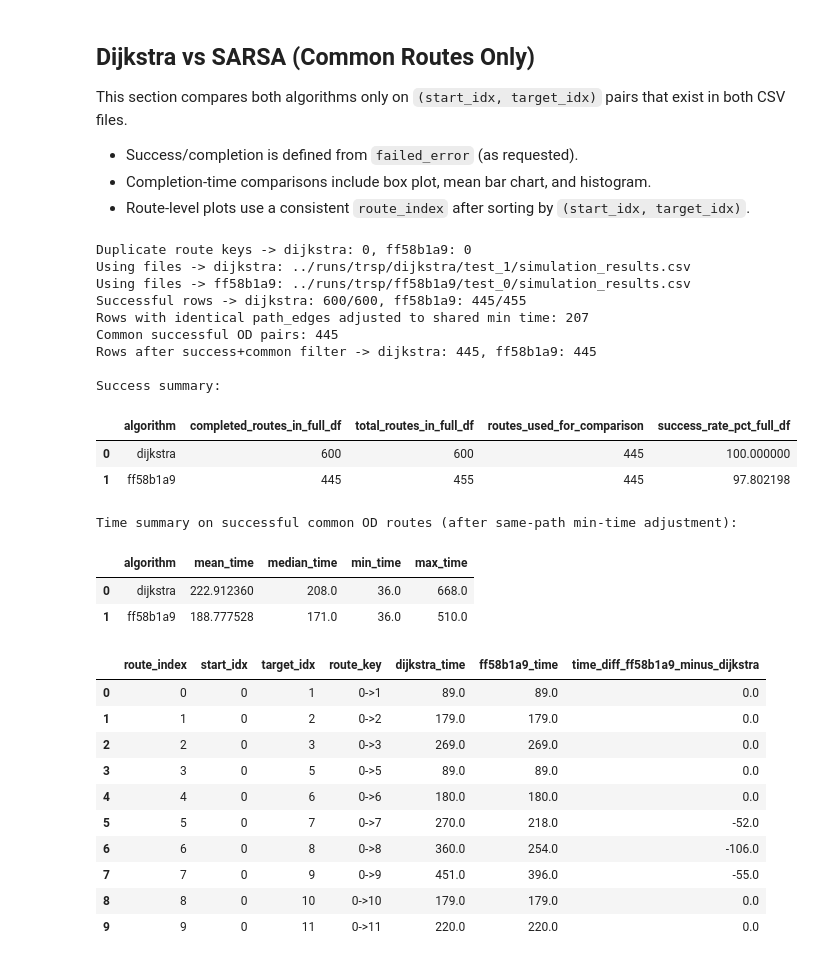
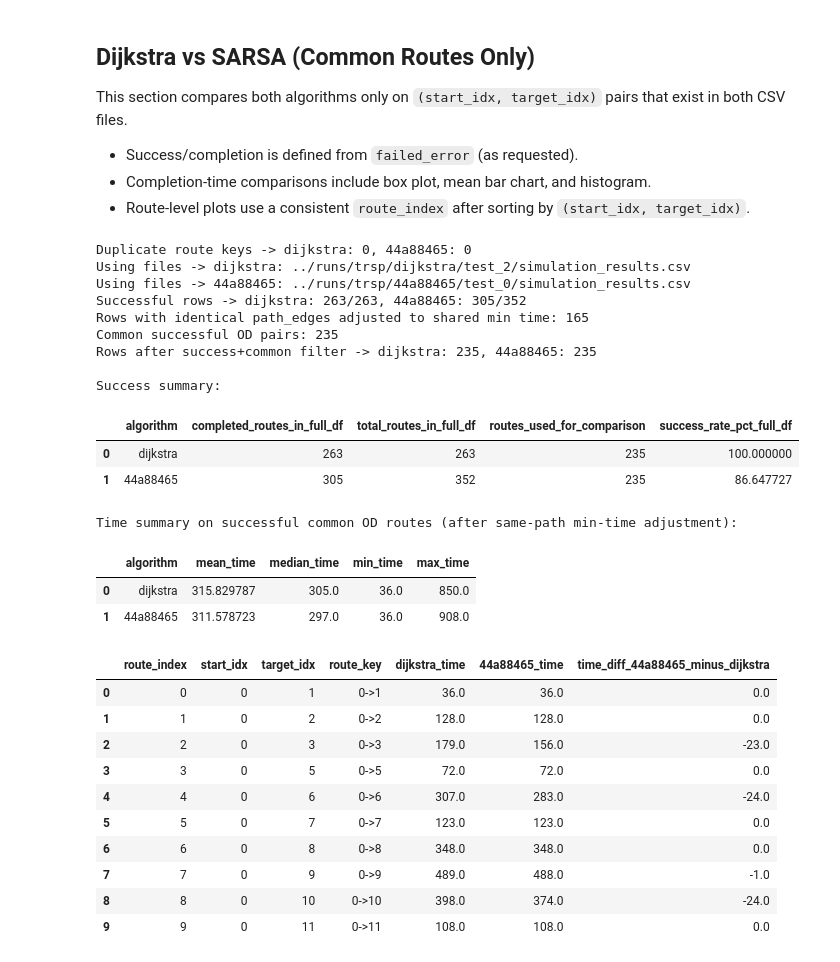
Before and after one commit to shinobi-wolf/FleetNav, a Jupyter notebook: notebooks/trsp_testing_analysis.ipynb, the cells around one changed output. Cells and saved outputs as stored; diff of their text form; code cells hidden in the pictures.

Commit message:
rand_grid simulations

```diff
--- a/notebooks/trsp_testing_analysis.ipynb
+++ b/notebooks/trsp_testing_analysis.ipynb
@@ -16,7 +16,7 @@ import re
 # --- User-editable algorithm selectors ---
 # Fill these two variables as needed
 algo1 = "dij"
-algo2 = "ff58b1a9"
+algo2 = "44a88465"
 
 # --- Helpers ---
 def resolve_algo_dir(runs_root: Path, algo_hint: str) -> Path:
@@ -194,55 +194,55 @@ aligned = pd.DataFrame(
         "start_idx": df_algo1_common["start_idx"],
         "target_idx": df_algo1_common["target_idx"],
         "route_key": df_algo1_common["route_key"],
         f"{algo1_label}_time": df_algo1_common[time_col],
         f"{algo2_label}_time": df_algo2_common[time_col],
     }
 )
 diff_col = f"time_diff_{algo2_label}_minus_{algo1_label}"
 aligned[diff_col] = aligned[f"{algo2_label}_time"] - aligned[f"{algo1_label}_time"]
 
 time_summary = pd.DataFrame(
     {
         "algorithm": [algo1_label, algo2_label],
         "mean_time": [df_algo1_common[time_col].mean(), df_algo2_common[time_col].mean()],
         "median_time": [df_algo1_common[time_col].median(), df_algo2_common[time_col].median()],
         "min_time": [df_algo1_common[time_col].min(), df_algo2_common[time_col].min()],
         "max_time": [df_algo1_common[time_col].max(), df_algo2_common[time_col].max()],
     }
 )
 
 print("Time summary on successful common OD routes (after same-path min-time adjustment):")
 display(time_summary)
 
 display(aligned.head(10))
 # %% [output]
-Duplicate route keys -> dijkstra: 0, ff58b1a9: 0
-Using files -> dijkstra: ../runs/trsp/dijkstra/test_1/simulation_results.csv
-Using files -> ff58b1a9: ../runs/trsp/ff58b1a9/test_0/simulation_results.csv
-Successful rows -> dijkstra: 600/600, ff58b1a9: 445/455
-Rows with identical path_edges adjusted to shared min time: 207
-Common successful OD pairs: 445
-Rows after success+common filter -> dijkstra: 445, ff58b1a9: 445
+Duplicate route keys -> dijkstra: 0, 44a88465: 0
+Using files -> dijkstra: ../runs/trsp/dijkstra/test_2/simulation_results.csv
+Using files -> 44a88465: ../runs/trsp/44a88465/test_0/simulation_results.csv
+Successful rows -> dijkstra: 263/263, 44a88465: 305/352
+Rows with identical path_edges adjusted to shared min time: 165
+Common successful OD pairs: 235
+Rows after success+common filter -> dijkstra: 235, 44a88465: 235
 
 Success summary:
 |  | algorithm | completed_routes_in_full_df | total_routes_in_full_df | routes_used_for_comparison | success_rate_pct_full_df |
-| 0 | dijkstra | 600 | 600 | 445 | 100.000000 |
-| 1 | ff58b1a9 | 445 | 455 | 445 | 97.802198 |
+| 0 | dijkstra | 263 | 263 | 235 | 100.000000 |
+| 1 | 44a88465 | 305 | 352 | 235 | 86.647727 |
 Time summary on successful common OD routes (after same-path min-time adjustment):
 |  | algorithm | mean_time | median_time | min_time | max_time |
-| 0 | dijkstra | 222.912360 | 208.0 | 36.0 | 668.0 |
-| 1 | ff58b1a9 | 188.777528 | 171.0 | 36.0 | 510.0 |
+| 0 | dijkstra | 315.829787 | 305.0 | 36.0 | 850.0 |
+| 1 | 44a88465 | 311.578723 | 297.0 | 36.0 | 908.0 |
-|  | route_index | start_idx | target_idx | route_key | dijkstra_time | ff58b1a9_time | time_diff_ff58b1a9_minus_dijkstra |
-| 0 | 0 | 0 | 1 | 0->1 | 89.0 | 89.0 | 0.0 |
-| 1 | 1 | 0 | 2 | 0->2 | 179.0 | 179.0 | 0.0 |
-| 2 | 2 | 0 | 3 | 0->3 | 269.0 | 269.0 | 0.0 |
-| 3 | 3 | 0 | 5 | 0->5 | 89.0 | 89.0 | 0.0 |
-| 4 | 4 | 0 | 6 | 0->6 | 180.0 | 180.0 | 0.0 |
-| 5 | 5 | 0 | 7 | 0->7 | 270.0 | 218.0 | -52.0 |
-| 6 | 6 | 0 | 8 | 0->8 | 360.0 | 254.0 | -106.0 |
-| 7 | 7 | 0 | 9 | 0->9 | 451.0 | 396.0 | -55.0 |
-| 8 | 8 | 0 | 10 | 0->10 | 179.0 | 179.0 | 0.0 |
-| 9 | 9 | 0 | 11 | 0->11 | 220.0 | 220.0 | 0.0 |
+|  | route_index | start_idx | target_idx | route_key | dijkstra_time | 44a88465_time | time_diff_44a88465_minus_dijkstra |
+| 0 | 0 | 0 | 1 | 0->1 | 36.0 | 36.0 | 0.0 |
+| 1 | 1 | 0 | 2 | 0->2 | 128.0 | 128.0 | 0.0 |
+| 2 | 2 | 0 | 3 | 0->3 | 179.0 | 156.0 | -23.0 |
+| 3 | 3 | 0 | 5 | 0->5 | 72.0 | 72.0 | 0.0 |
+| 4 | 4 | 0 | 6 | 0->6 | 307.0 | 283.0 | -24.0 |
+| 5 | 5 | 0 | 7 | 0->7 | 123.0 | 123.0 | 0.0 |
+| 6 | 6 | 0 | 8 | 0->8 | 348.0 | 348.0 | 0.0 |
+| 7 | 7 | 0 | 9 | 0->9 | 489.0 | 488.0 | -1.0 |
+| 8 | 8 | 0 | 10 | 0->10 | 398.0 | 374.0 | -24.0 |
+| 9 | 9 | 0 | 11 | 0->11 | 108.0 | 108.0 | 0.0 |
 # %%
 # --- Time comparison plots: box, mean bar, histogram ---
 plot_df = pd.concat(
```
Also changed, not shown: parts of 3 cells of this notebook, 19 other files.
